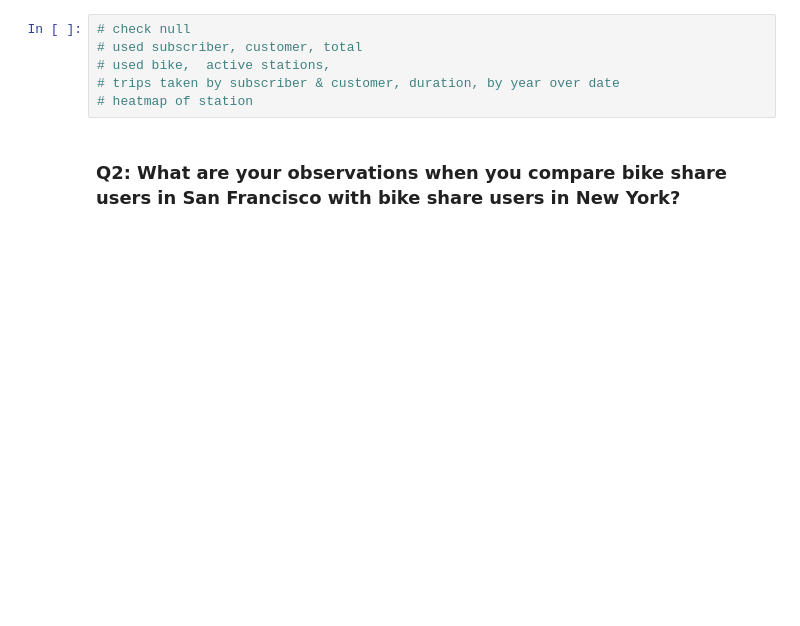
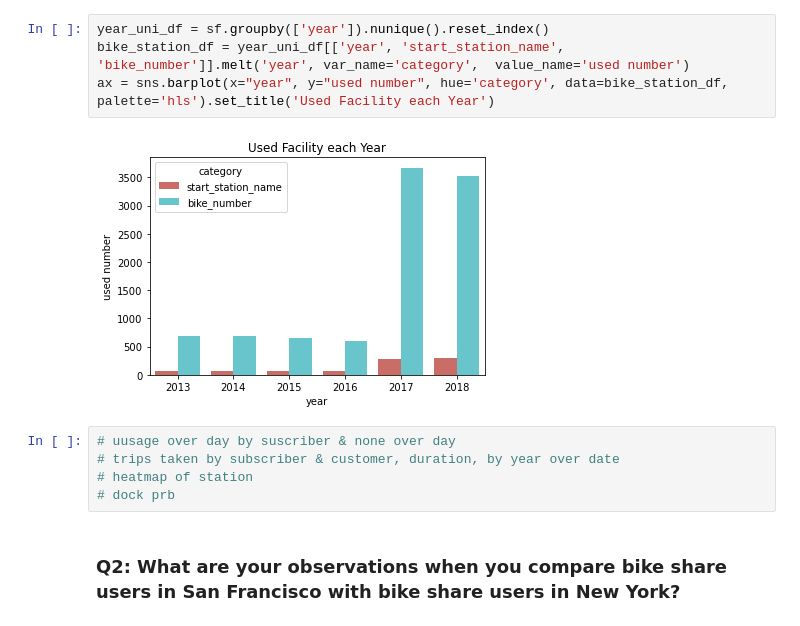
Before and after one commit to amanda8412383/bike_share, a Jupyter notebook: task 2.ipynb, the cells around one changed output. Cells and saved outputs as stored; diff of their text form; blank space fills up the shorter version.

```diff
--- a/task 2.ipynb
+++ b/task 2.ipynb
@@ -44,8 +54,13 @@ sf = (
+# %%
+year_uni_df = sf.groupby(['year']).nunique().reset_index()
+bike_station_df = year_uni_df[['year', 'start_station_name', 'bike_number']].melt('year', var_name='category',  value_name='used number')
+ax = sns.barplot(x="year", y="used number", hue='category', data=bike_station_df, palette='hls').set_title('Used Facility each Year')
+# %% [output]
+[figure, added]
 # %%
-# check null
-# used subscriber, customer, total
-# used bike,  active stations,
+# uusage over day by suscriber & none over day
 # trips taken by subscriber & customer, duration, by year over date
 # heatmap of station
+# dock prb
 # %% [markdown]
 ### Q2: What are your observations when you compare bike share users in San Francisco with bike share users in New York?
```
Also changed, not shown: parts of 8 cells of this notebook, 3 other files.
